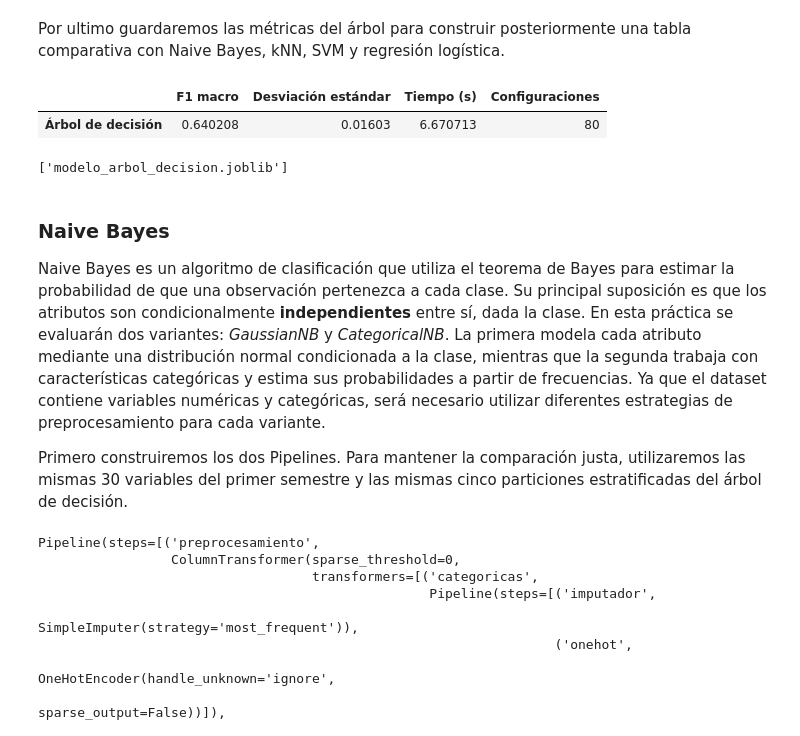
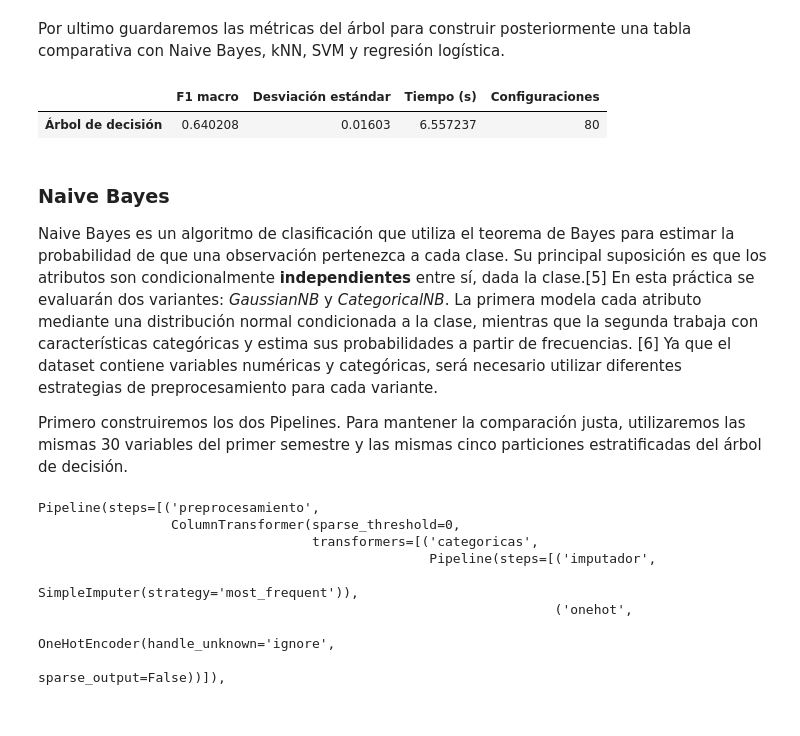
Before and after one commit to adriamedinaa-ang/icd2026, a Jupyter notebook: Practices/Practice 3/Practice 3.ipynb, the cells around one changed output. Cells and saved outputs as stored; diff of their text form; code cells hidden in the pictures.

```diff
--- a/Practices/Practice 3/Practice 3.ipynb
+++ b/Practices/Practice 3/Practice 3.ipynb
@@ -731,32 +733,26 @@ Por ultimo guardaremos las métricas del árbol para construir posteriormente un
 # %%
 resultados_modelos = {}
 
 resultados_modelos["Árbol de decisión"] = {
     "F1 macro": f1_arbol,
     "Desviación estándar": std_arbol,
     "Tiempo (s)": tiempo_arbol,
     "Configuraciones": len(busqueda_arbol.cv_results_["params"]),
     "Mejores parámetros": busqueda_arbol.best_params_
 }
 
 display(
     pd.DataFrame(resultados_modelos).T[
         ["F1 macro", "Desviación estándar",
          "Tiempo (s)", "Configuraciones"]
     ]
 )
-
-joblib.dump(
-    mejor_arbol,
-    "modelo_arbol_decision.joblib"
-)
 # %% [output]
 |  | F1 macro | Desviación estándar | Tiempo (s) | Configuraciones |
-| Árbol de decisión | 0.640208 | 0.01603 | 6.670713 | 80 |
+| Árbol de decisión | 0.640208 | 0.01603 | 6.557237 | 80 |
-['modelo_arbol_decision.joblib']
 # %% [markdown]
 ### Naive Bayes
-Naive Bayes es un algoritmo de clasificación que utiliza el teorema de Bayes para estimar la probabilidad de que una observación pertenezca a cada clase. Su principal suposición es que los atributos son condicionalmente **independientes** entre sí, dada la clase. En esta práctica se evaluarán dos variantes: *GaussianNB* y *CategoricalNB*. La primera modela cada atributo mediante una distribución normal condicionada a la clase, mientras que la segunda trabaja con características categóricas y estima sus probabilidades a partir de frecuencias. Ya que el dataset contiene variables numéricas y categóricas, será necesario utilizar diferentes estrategias de preprocesamiento para cada variante.
+Naive Bayes es un algoritmo de clasificación que utiliza el teorema de Bayes para estimar la probabilidad de que una observación pertenezca a cada clase. Su principal suposición es que los atributos son condicionalmente **independientes** entre sí, dada la clase.[5] En esta práctica se evaluarán dos variantes: *GaussianNB* y *CategoricalNB*. La primera modela cada atributo mediante una distribución normal condicionada a la clase, mientras que la segunda trabaja con características categóricas y estima sus probabilidades a partir de frecuencias. [6] Ya que el dataset contiene variables numéricas y categóricas, será necesario utilizar diferentes estrategias de preprocesamiento para cada variante.
 
 Primero construiremos los dos Pipelines. Para mantener la comparación justa, utilizaremos las mismas 30 variables del primer semestre y las mismas cinco particiones estratificadas del árbol de decisión.
 # %%
```
Also changed, not shown: parts of 46 cells of this notebook, 2 other files.
